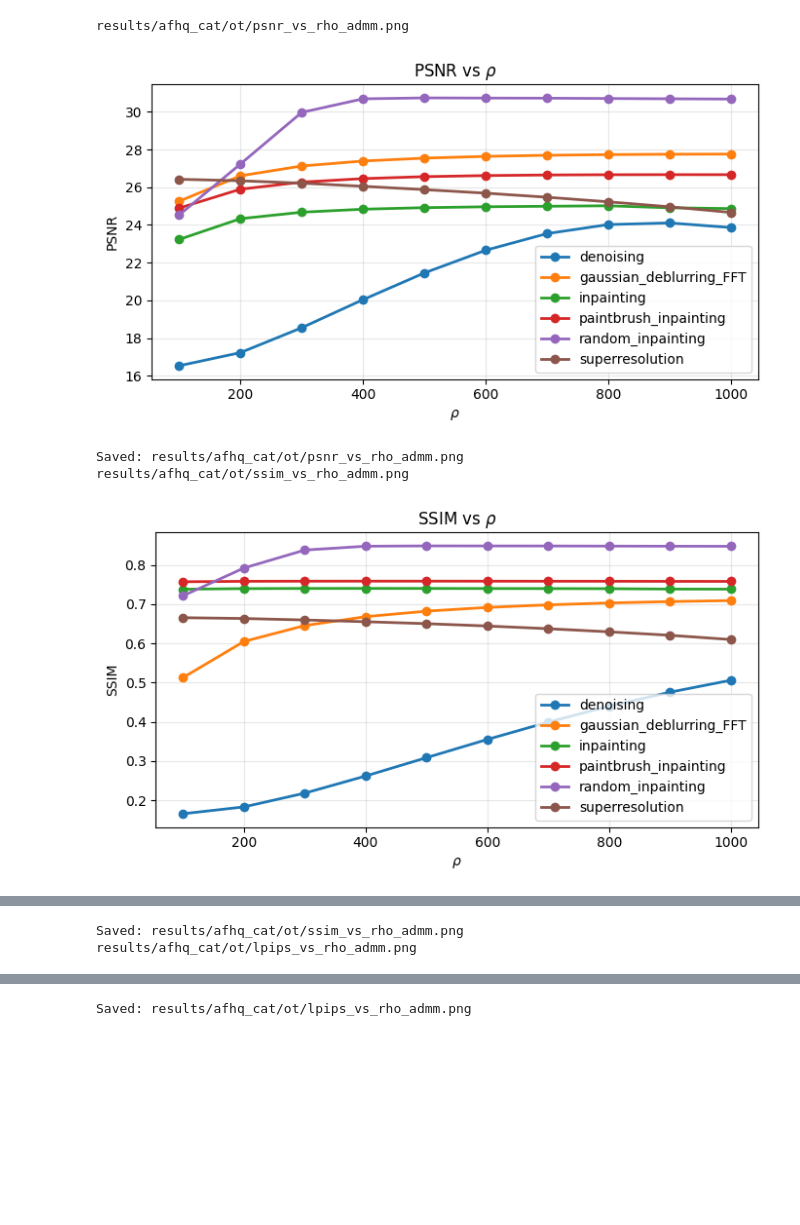
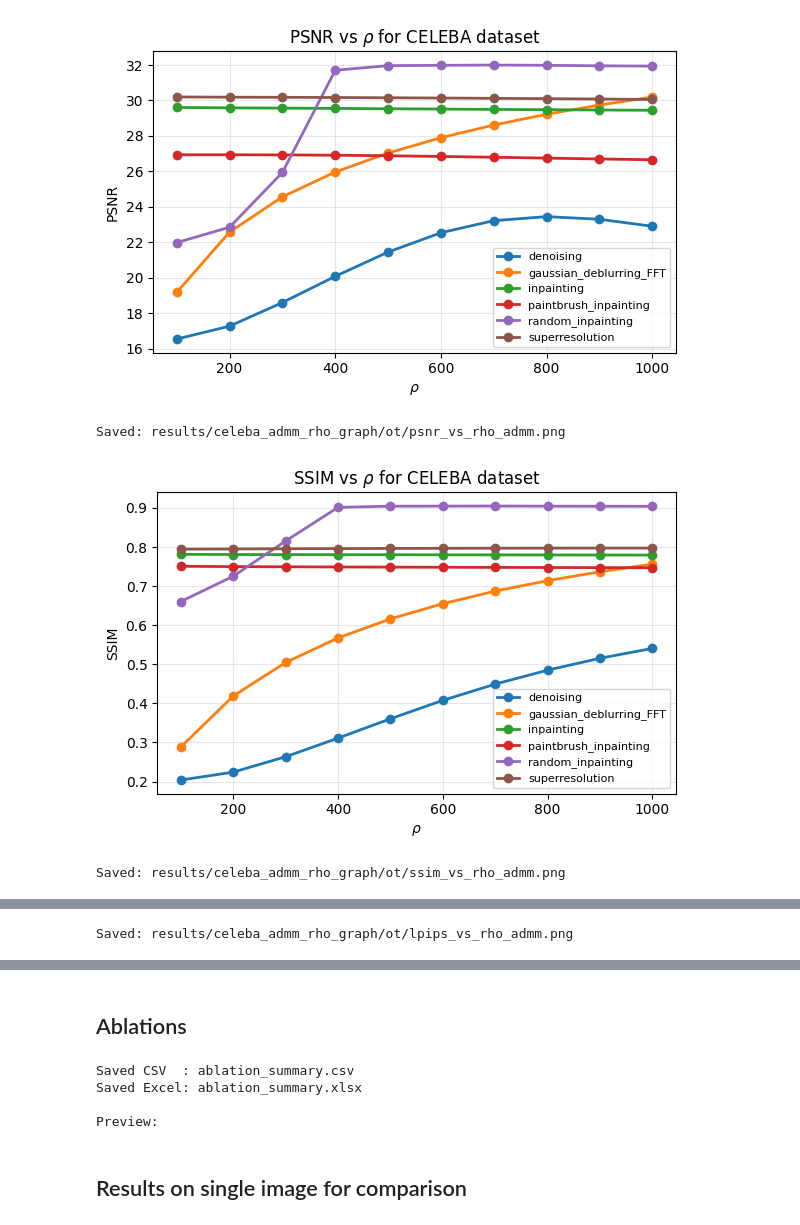
Before and after one commit to dibyanshu100/PnP_ConsensusFlow, a Jupyter notebook: graphs.ipynb, the cells around one changed output, grey strips where cells are left out. Cells and saved outputs as stored; diff of their text form; code cells hidden in the pictures; blank space fills up the shorter version.

Commit message:
variable change pnp_admm

```diff
--- a/graphs.ipynb
+++ b/graphs.ipynb
@@ -8,32 +8,31 @@ from graph_utils import plot_all_methods
 # %%
-BASE_DIR = Path("results/afhq_cat/ot")
+BASE_DIR = Path("results/celeba_admm_rho_graph/ot")
 METHODS = [
     "denoising",
     "gaussian_deblurring_FFT",
     "inpainting",
     "paintbrush_inpainting",
     "random_inpainting",
     "superresolution",
 ]
 METRIC_CONFIG = {
     "final_psnr.txt":  ("psnr_rec", "PSNR"),
     "final_ssim.txt":  ("ssim_rec", "SSIM"),
     "final_lpips.txt": ("lpips_rec", "LPIPS"),
 }
 
 for metric_file, (y_col, ylabel) in METRIC_CONFIG.items():
     save_name = f"{ylabel.lower()}_vs_rho_admm.png"
-    plot_all_methods(
+    gu.plot_all_methods(
         base_dir=BASE_DIR,
         methods=METHODS,
         metric_file=metric_file,
         y_col=y_col,
         ylabel=ylabel,
         save_name=save_name
     )
 # %% [output]
+[figure, new version]
-results/afhq_cat/ot/psnr_vs_rho_admm.png
+Saved: results/celeba_admm_rho_graph/ot/psnr_vs_rho_admm.png
-[figure, old version]
+[figure, new version]
-Saved: results/afhq_cat/ot/psnr_vs_rho_admm.png
-results/afhq_cat/ot/ssim_vs_rho_admm.png
+Saved: results/celeba_admm_rho_graph/ot/ssim_vs_rho_admm.png
-[figure, old version]
@@ -40,2 +40 @@ results/afhq_cat/ot/ssim_vs_rho_admm.png
-Saved: results/afhq_cat/ot/ssim_vs_rho_admm.png
-results/afhq_cat/ot/lpips_vs_rho_admm.png
+Saved: results/celeba_admm_rho_graph/ot/lpips_vs_rho_admm.png
@@ -43 +41,34 @@ results/afhq_cat/ot/lpips_vs_rho_admm.png
-Saved: results/afhq_cat/ot/lpips_vs_rho_admm.png
+# %% [markdown]
+## Ablations
+# %%
+ROOT_DIR = Path("results/afhq_cat/ot")
+OUT_CSV = "ablation_summary.csv"
+OUT_XLSX = "ablation_summary.xlsx"
+
+# Methods you care about
+METHODS = {
+    "pnp_flow_admm": "adaptive_noise",
+    "pnp_flow_fbs": "random_noise",
+}
+
+METRIC_FILES = {
+    "psnr": "final_psnr.txt",
+    "ssim": "final_ssim.txt",
+    "lpips": "final_lpips.txt",
+}
+
+df = gu.collect_results(METHODS, METRIC_FILES, ROOT_DIR)
+if df.empty:
+    print("No matching results found.")
+else:
+    gu.save_outputs(df, OUT_CSV, OUT_XLSX)
+    print(f"Saved CSV  : {OUT_CSV}")
+    print(f"Saved Excel: {OUT_XLSX}")
+    print("\nPreview:")
+# %% [output]
+Saved CSV  : ablation_summary.csv
+Saved Excel: ablation_summary.xlsx
+
+Preview:
+# %% [markdown]
+## Results on single image for comparison
```
Also changed, not shown: parts of 4 cells of this notebook, 5 other files.
